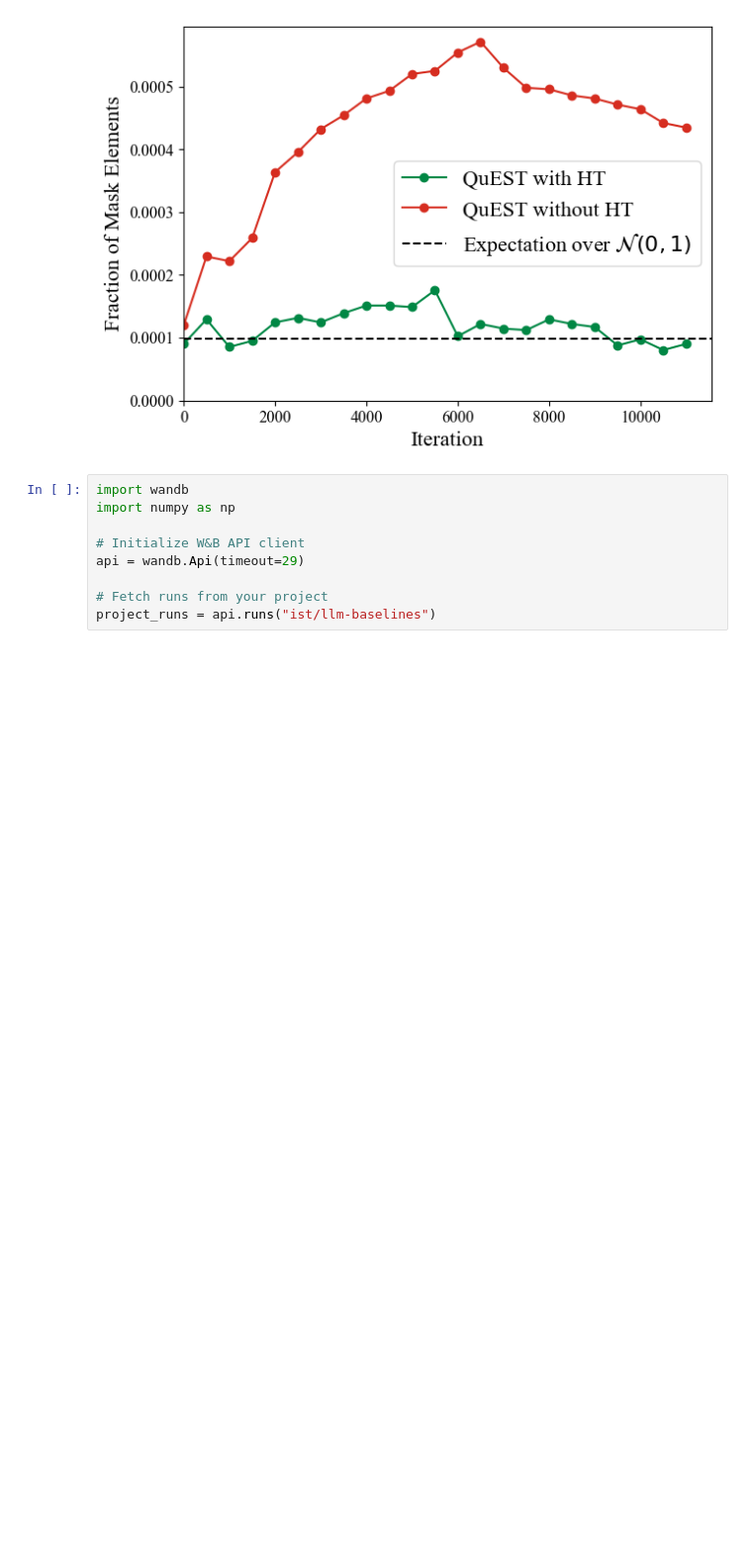
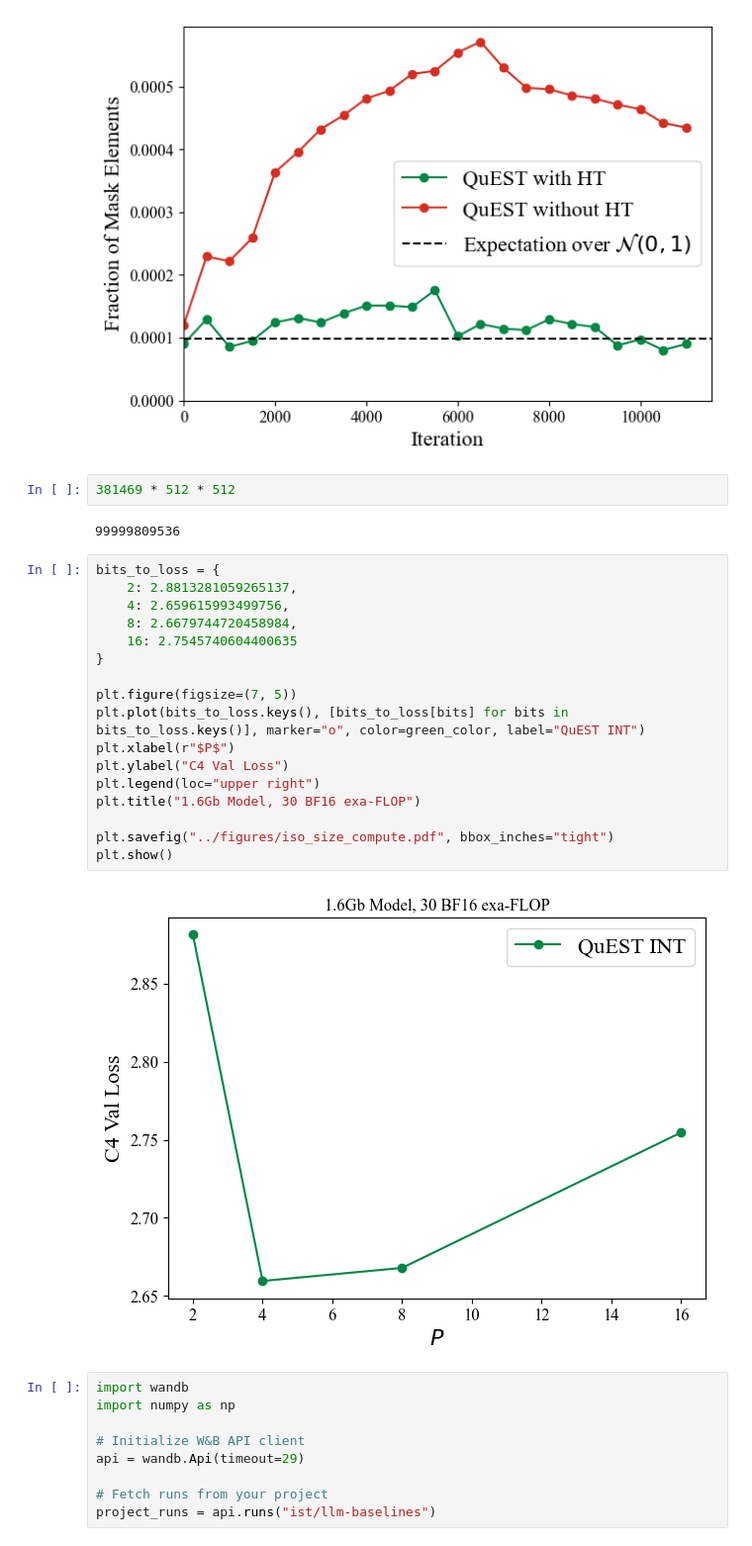
Before and after one commit to IST-DASLab/QuEST, a Jupyter notebook: notebooks/plots.ipynb, the cells around one changed output. Shown at 99% size. Cells and saved outputs as stored; diff of their text form; blank space fills up the shorter version.

Commit message:
iso flop size

```diff
--- a/notebooks/plots.ipynb
+++ b/notebooks/plots.ipynb
@@ -1547,6 +1547,29 @@ plt.savefig("../figures/mask_proportion.pdf", bbox_inches='tight')
 plt.show()
 # %% [output]
 [figure]
+# %%
+381469 * 512 * 512
+# %% [output]
+99999809536
+# %%
+bits_to_loss = {
+    2: 2.8813281059265137,
+    4: 2.659615993499756,
+    8: 2.6679744720458984,
+    16: 2.7545740604400635
+}
+
+plt.figure(figsize=(7, 5))
+plt.plot(bits_to_loss.keys(), [bits_to_loss[bits] for bits in bits_to_loss.keys()], marker="o", color=green_color, label="QuEST INT")
+plt.xlabel(r"$P$")
+plt.ylabel("C4 Val Loss")
+plt.legend(loc="upper right")
+plt.title("1.6Gb Model, 30 BF16 exa-FLOP")
+
+plt.savefig("../figures/iso_size_compute.pdf", bbox_inches="tight")
+plt.show()
+# %% [output]
+[figure, added]
 # %%
 import wandb
 import numpy as np
```
Also changed, not shown: parts of 5 cells of this notebook, 1 other file.
